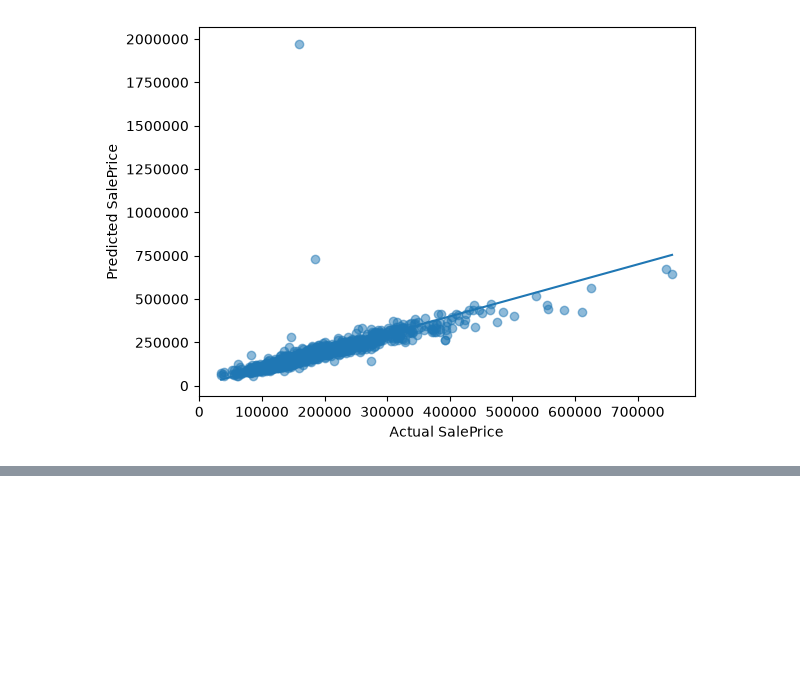
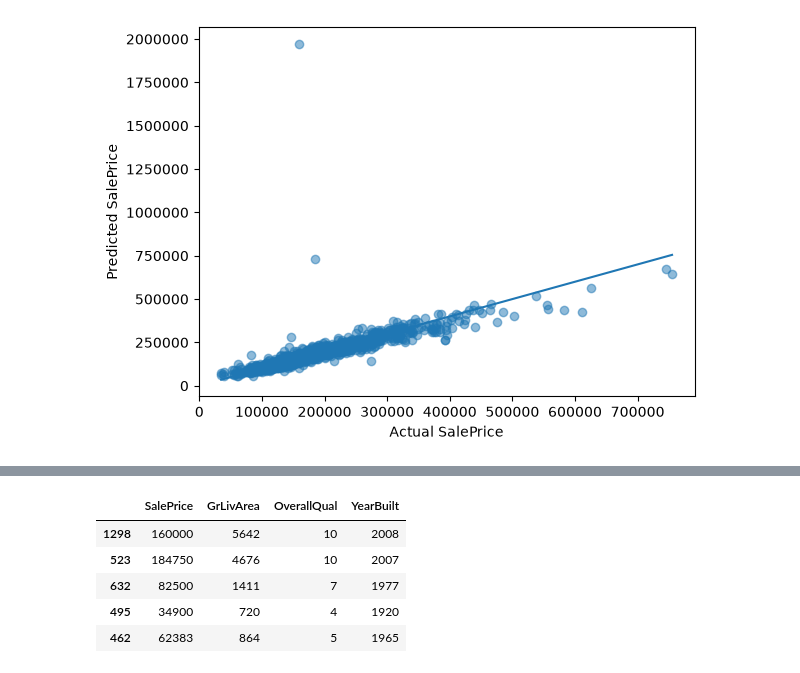
Before and after one commit to da1zy3r/ames-house-prices, a Jupyter notebook: main.ipynb, the cells around one changed output, grey strips where cells are left out. Cells and saved outputs as stored; diff of their text form; code cells hidden in the pictures; blank space fills up the shorter version.

```diff
--- a/main.ipynb
+++ b/main.ipynb
@@ -95,0 +122,10 @@ plt.show()
+# %%
+worst_idx = errors.iloc[:5].index
+df_train.loc[worst_idx, ['SalePrice', 'GrLivArea', 'OverallQual', 'YearBuilt']]
+# %% [output]
+|  | SalePrice | GrLivArea | OverallQual | YearBuilt |
+| 1298 | 160000 | 5642 | 10 | 2008 |
+| 523 | 184750 | 4676 | 10 | 2007 |
+| 632 | 82500 | 1411 | 7 | 1977 |
+| 495 | 34900 | 720 | 4 | 1920 |
+| 462 | 62383 | 864 | 5 | 1965 |
```
Also changed, not shown: parts of 5 cells of this notebook.
